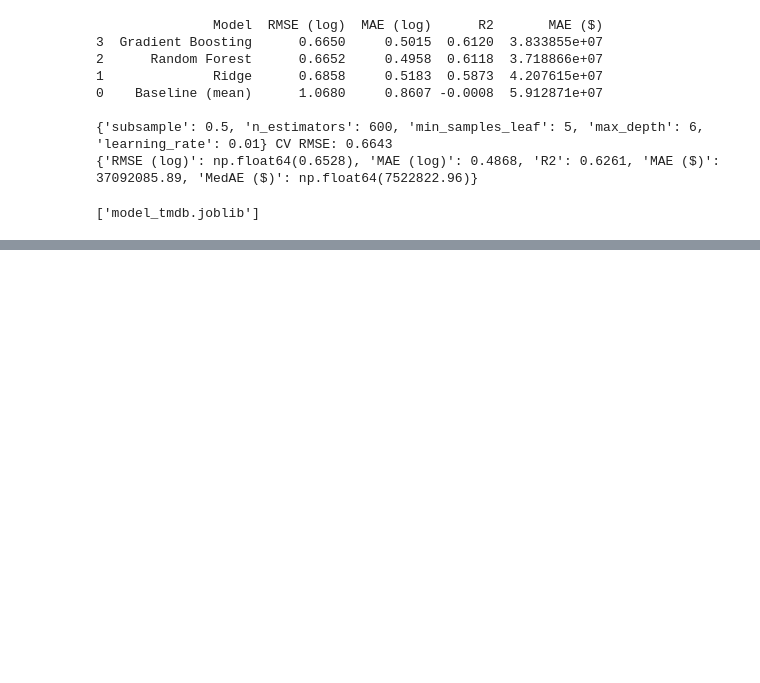
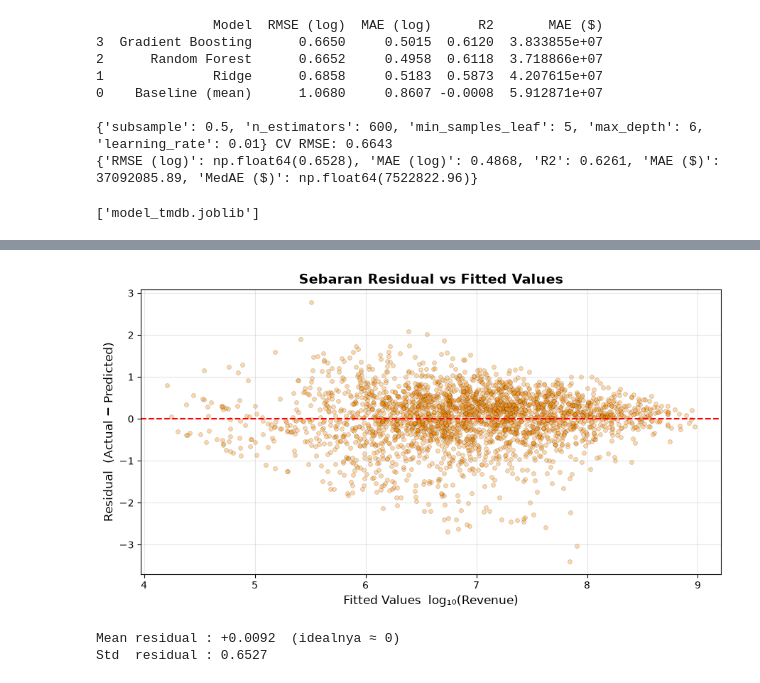
Before and after one commit to Hisyam-L/18_IF-B_PocoX3ProMasJaka, a Jupyter notebook: Modelling.ipynb, the cells around one changed output, grey strips where cells are left out. Drawn from its saved outputs; the diff is of its cells as text; code cells hidden in the pictures; blank space fills up the shorter version.

```diff
--- a/Modelling.ipynb
+++ b/Modelling.ipynb
@@ -283,0 +322,25 @@ joblib.dump({'pre': pre, 'rename': ren, 'selected': selected, 'model': final},
+# %%
+# ============================================================
+# 2. Residual Plot  —  Residual vs Fitted Values
+# ============================================================
+residual = y_test.values - p
+
+fig, ax = plt.subplots(figsize=(9, 5))
+
+ax.scatter(p, residual, alpha=0.35, s=18, edgecolors='k', linewidths=0.3,
+           color='darkorange')
+ax.axhline(0, color='red', linestyle='--', linewidth=1.5)
+
+ax.set_xlabel('Fitted Values  log₁₀(Revenue)', fontsize=12)
+ax.set_ylabel('Residual  (Actual − Predicted)', fontsize=12)
+ax.set_title('Sebaran Residual vs Fitted Values', fontsize=14, fontweight='bold')
+ax.grid(True, alpha=0.3)
+plt.tight_layout()
+plt.show()
+
+print(f'Mean residual : {residual.mean():+.4f}  (idealnya ≈ 0)')
+print(f'Std  residual : {residual.std():.4f}')
+# %% [output]
+[figure, added]
+Mean residual : +0.0092  (idealnya ≈ 0)
+Std  residual : 0.6527
```
Also changed, not shown: parts of 4 cells of this notebook.
